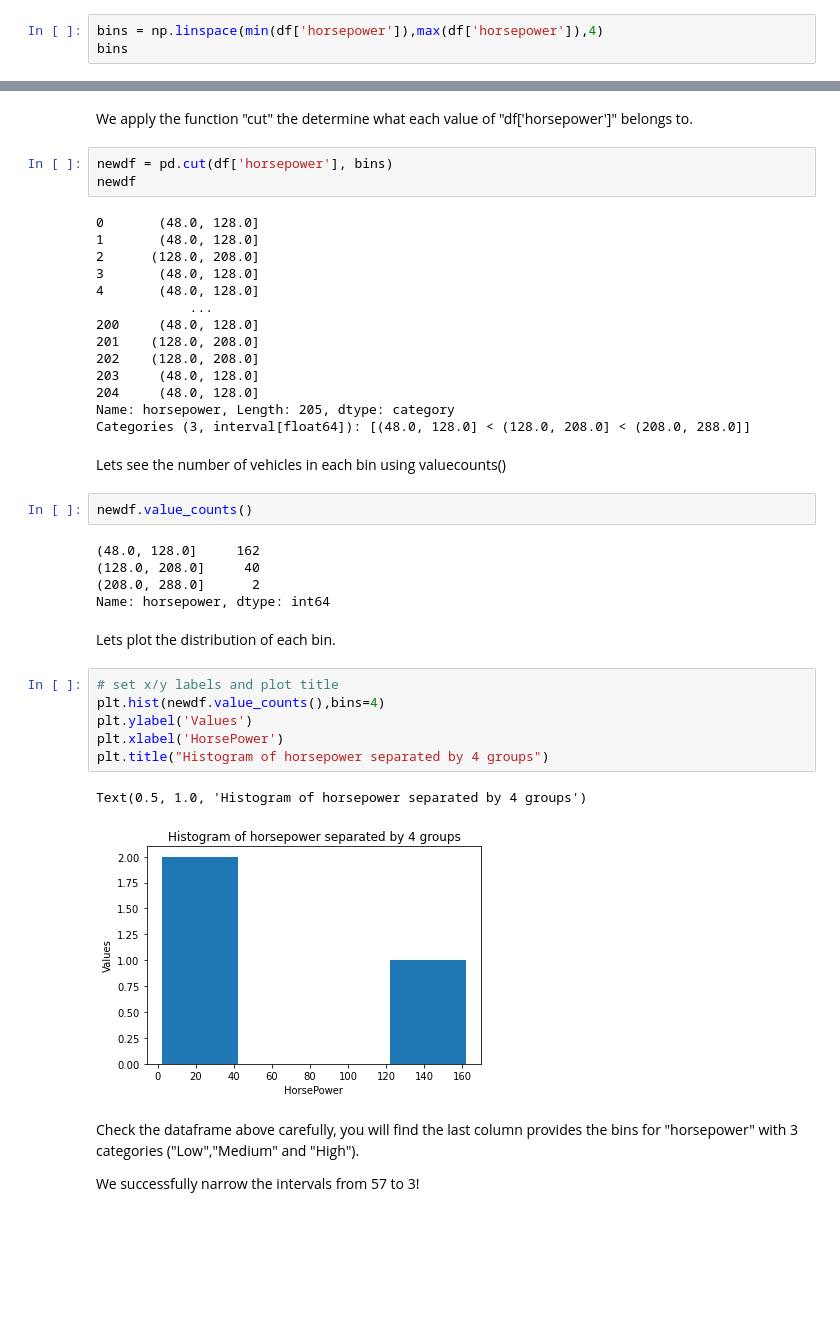
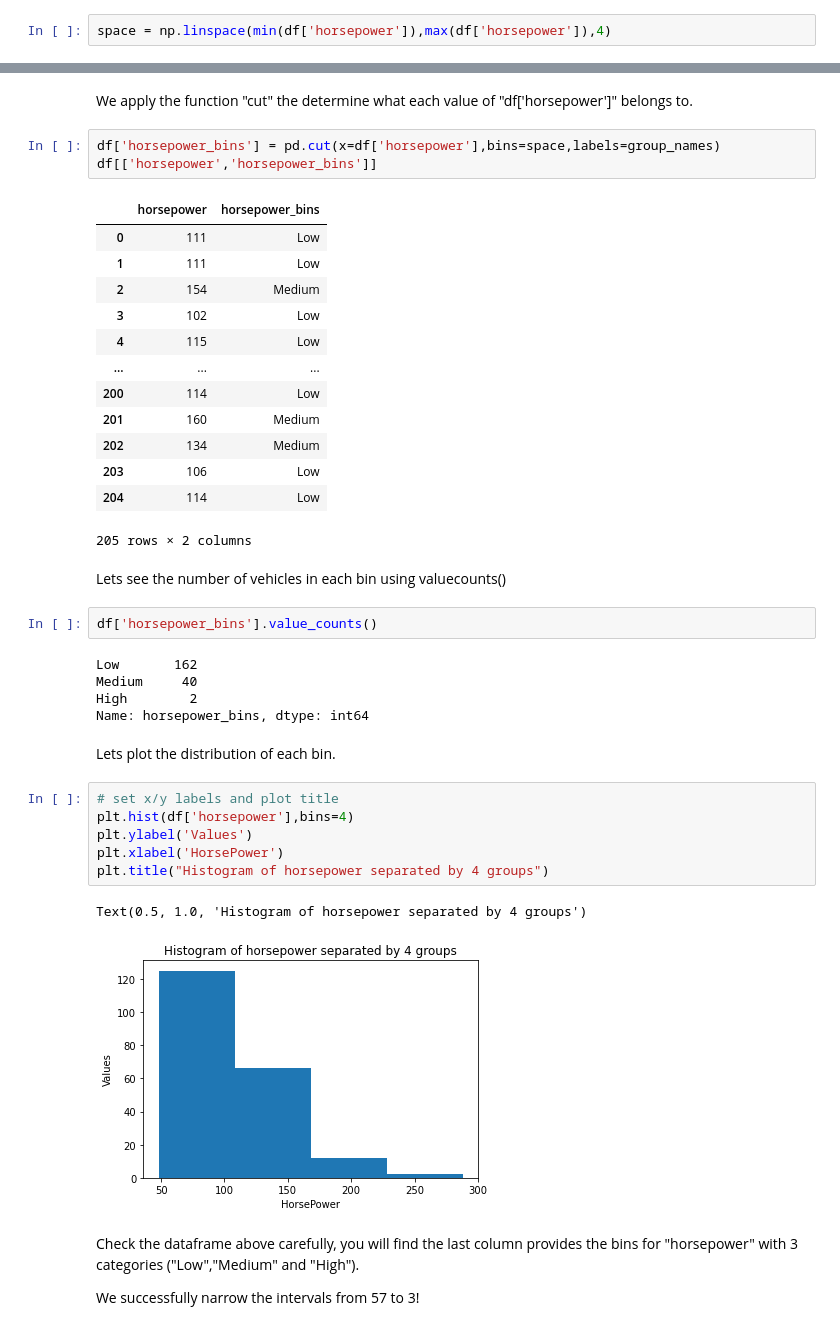
Before and after one commit to rsanchez-dv/Data_Science_Labs, a Jupyter notebook: Python_DS_2/Data Wrangling Activity Student Version (IBM).ipynb, the cells around one changed output, grey strips where cells are left out. Saved outputs shown, nothing was run; the diff lists cells and outputs as text; blank space fills up the shorter version.

```diff
--- a/Python_DS_2/Data Wrangling Activity Student Version (IBM).ipynb
+++ b/Python_DS_2/Data Wrangling Activity Student Version (IBM).ipynb
@@ -686,5 +686,4 @@ Text(0.5, 1.0, 'Histogram of Horsepower')
 # %% [markdown]
 We build a bin array, with a minimum value to a maximum value, with bandwidth calculated above. The bins will be values used to determine when one bin ends and another begins.
 # %%
-bins = np.linspace(min(df['horsepower']),max(df['horsepower']),4)
-bins
+space = np.linspace(min(df['horsepower']),max(df['horsepower']),4)
@@ -701,42 +694,42 @@ group_names
 # %% [markdown]
  We apply the function "cut" the determine what each value of "df['horsepower']" belongs to.
 # %%
-newdf = pd.cut(df['horsepower'], bins)
-newdf
+df['horsepower_bins'] = pd.cut(x=df['horsepower'],bins=space,labels=group_names)
+df[['horsepower','horsepower_bins']]
 # %% [output]
+|  | horsepower | horsepower_bins |
+| 0 | 111 | Low |
+| 1 | 111 | Low |
+| 2 | 154 | Medium |
+| 3 | 102 | Low |
+| 4 | 115 | Low |
+| ... | ... | ... |
+| 200 | 114 | Low |
+| 201 | 160 | Medium |
+| 202 | 134 | Medium |
+| 203 | 106 | Low |
+| 204 | 114 | Low |
-0       (48.0, 128.0]
-1       (48.0, 128.0]
-2      (128.0, 208.0]
-3       (48.0, 128.0]
-4       (48.0, 128.0]
-            ...
-200     (48.0, 128.0]
-201    (128.0, 208.0]
-202    (128.0, 208.0]
-203     (48.0, 128.0]
-204     (48.0, 128.0]
-Name: horsepower, Length: 205, dtype: category
-Categories (3, interval[float64]): [(48.0, 128.0] < (128.0, 208.0] < (208.0, 288.0]]
+205 rows × 2 columns
 # %% [markdown]
 Lets see the number of vehicles in each bin using valuecounts()
-# %%
-newdf.value_counts()
-# %% [output]
-(48.0, 128.0]     162
-(128.0, 208.0]     40
-(208.0, 288.0]      2
-Name: horsepower, dtype: int64
+# %%
+df['horsepower_bins'].value_counts()
+# %% [output]
+Low       162
+Medium     40
+High        2
+Name: horsepower_bins, dtype: int64
 # %% [markdown]
 Lets plot the distribution of each bin.
 # %%
 # set x/y labels and plot title
-plt.hist(newdf.value_counts(),bins=4)
+plt.hist(df['horsepower'],bins=4)
 plt.ylabel('Values')
 plt.xlabel('HorsePower')
 plt.title("Histogram of horsepower separated by 4 groups")
 # %% [output]
 Text(0.5, 1.0, 'Histogram of horsepower separated by 4 groups')
-[figure, old version]
+[figure, new version]
 # %% [markdown]
 <p>
     Check the dataframe above carefully, you will find the last column provides the bins for "horsepower" with 3 categories ("Low","Medium" and "High").
```
Also changed, not shown: parts of 6 cells of this notebook, 28 other files.
